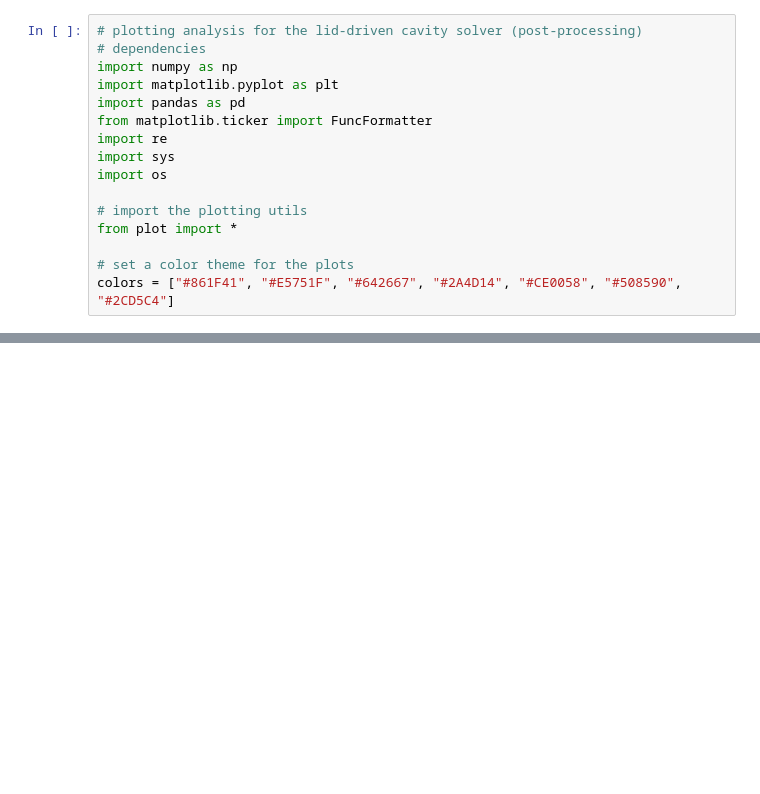
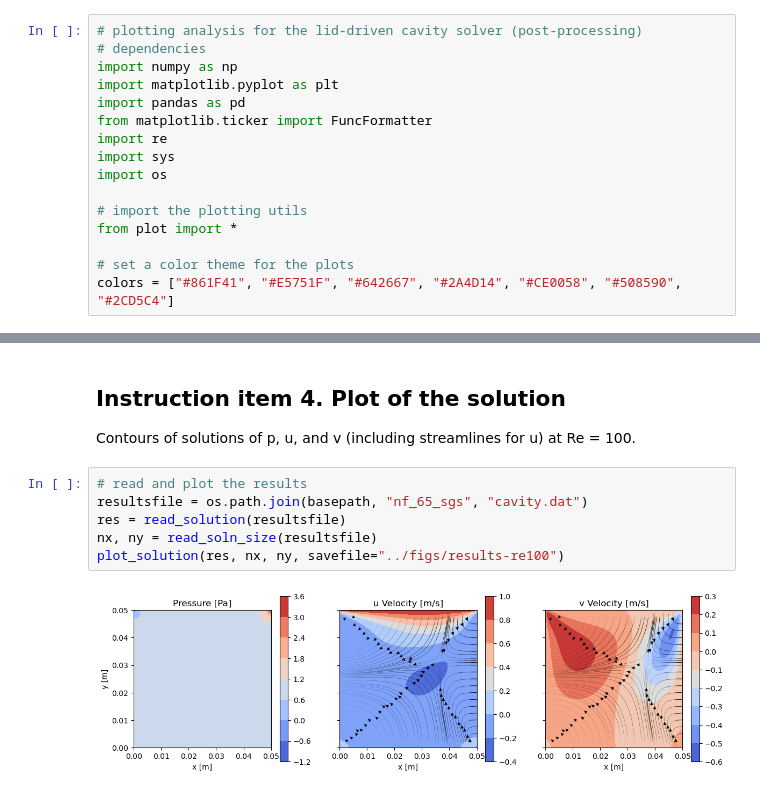
Before and after one commit to tedbal/lid-driven-cavity, a Jupyter notebook: src/plotting.ipynb, the cells around one changed output, grey strips where cells are left out. Saved outputs shown, nothing was run; the diff lists cells and outputs as text; blank space fills up the shorter version.

```diff
--- a/src/plotting.ipynb
+++ b/src/plotting.ipynb
@@ -97,0 +213,12 @@ plt.show()
+# %% [markdown]
+## Instruction item 4. Plot of the solution
+
+Contours of solutions of p, u, and v (including streamlines for u) at Re = 100.
+# %%
+# read and plot the results
+resultsfile = os.path.join(basepath, "nf_65_sgs", "cavity.dat")
+res = read_solution(resultsfile)
+nx, ny = read_soln_size(resultsfile)
+plot_solution(res, nx, ny, savefile="../figs/results-re100")
+# %% [output]
+[figure, added]
```
Also changed, not shown: parts of 16 cells of this notebook, 2 other files.
